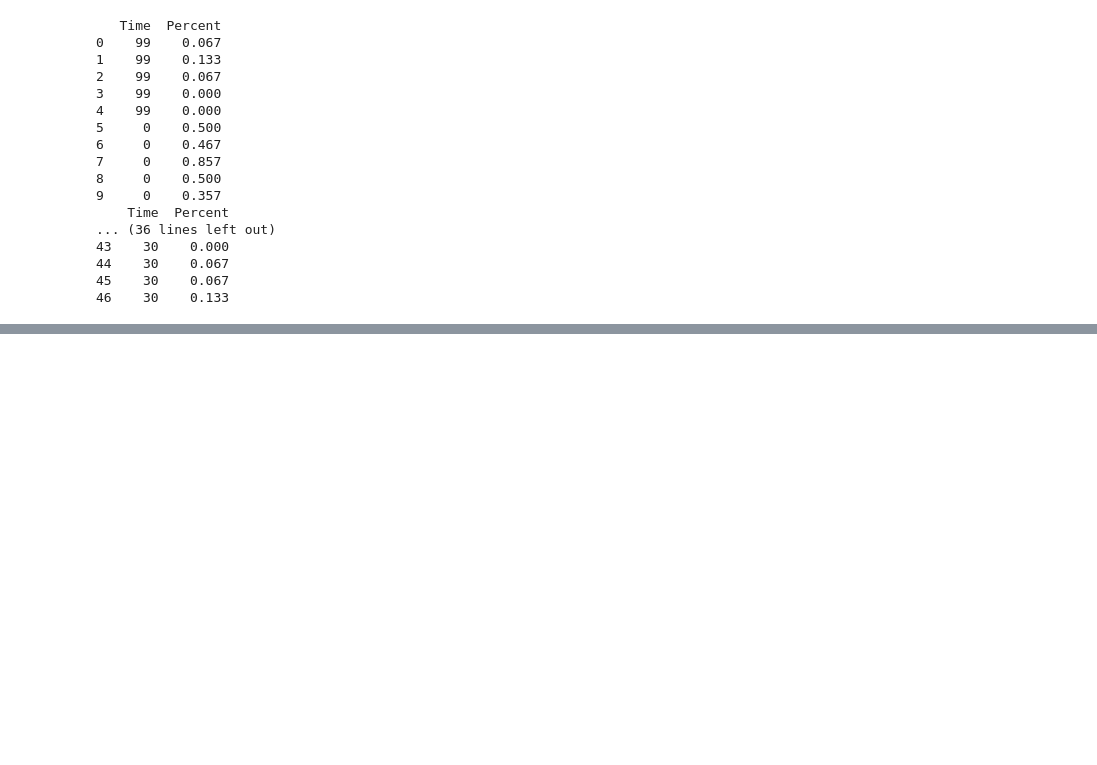
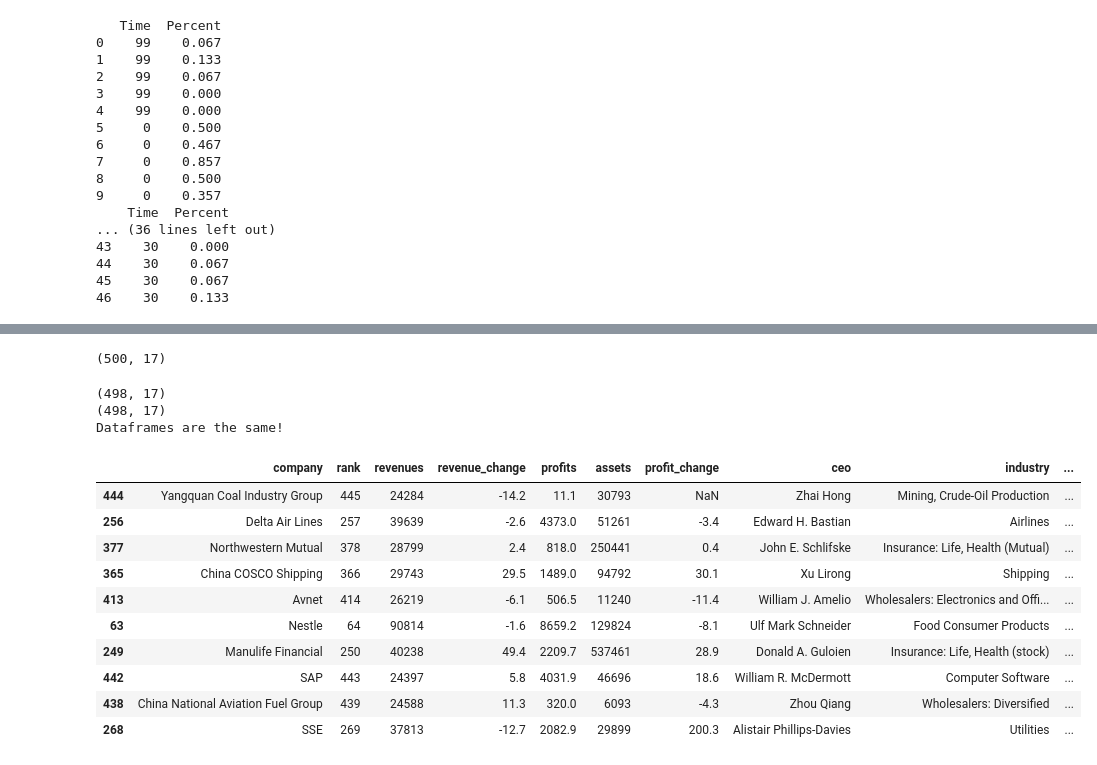
Before and after one commit to mihajlov123/python-analitika-notes, a Jupyter notebook: Izpiti/Vaje/vaje_za_izpit.ipynb, the cells around one changed output, grey strips where cells are left out. Cells and saved outputs as stored; diff of their text form; code cells hidden in the pictures; blank space fills up the shorter version.

```diff
--- a/Izpiti/Vaje/vaje_za_izpit.ipynb
+++ b/Izpiti/Vaje/vaje_za_izpit.ipynb
@@ -213,0 +139,48 @@ DATA= df.to_csv("data/clean_laptops.csv")
+# %%
+f500.shape
+# %% [output]
+(500, 17)
+# %%
+## funkcijo compare_dataframes lahko uporabimo za preverjanje ce sta dva dataframe-a identicna - npr. ce dobimo neke rezultate po razlicnih metodah, kot v primeru spodaj.
+def calc_hash(dataframe):
+    df_as_string = dataframe.to_string()
+    hash_object = hashlib.sha256()
+    hash_object.update(df_as_string.encode('utf-8'))
+    hex_dig = hash_object.hexdigest()
+    return hex_dig
+
+def compare_dataframes(df1, df2):
+    hash_1 = calc_hash(df1)
+    hash_2 = calc_hash(df2)
+    if hash_1 == hash_2:
+        print("Dataframes are the same!")
+    else:
+        print("NOT the same!")
+
+# 1.3.1 odstranite zadnji dve vrstici z nepotrebnimi podatki
+## Nacin 1
+df2 = f500.iloc[:-2 , :]
+print(df2.shape)
+## Nacin 2
+df3 = f500.drop(f500.tail(2).index)
+print(df3.shape)
+
+compare_dataframes(df2,df3)
+# %% [output]
+(498, 17)
+(498, 17)
+Dataframes are the same!
+# %%
+f500.sample(10)
+# %% [output]
+|  | company | rank | revenues | revenue_change | profits | assets | profit_change | ceo | industry | ... |
+| 444 | Yangquan Coal Industry Group | 445 | 24284 | -14.2 | 11.1 | 30793 | NaN | Zhai Hong | Mining, Crude-Oil Production | ... |
+| 256 | Delta Air Lines | 257 | 39639 | -2.6 | 4373.0 | 51261 | -3.4 | Edward H. Bastian | Airlines | ... |
+| 377 | Northwestern Mutual | 378 | 28799 | 2.4 | 818.0 | 250441 | 0.4 | John E. Schlifske | Insurance: Life, Health (Mutual) | ... |
+| 365 | China COSCO Shipping | 366 | 29743 | 29.5 | 1489.0 | 94792 | 30.1 | Xu Lirong | Shipping | ... |
+| 413 | Avnet | 414 | 26219 | -6.1 | 506.5 | 11240 | -11.4 | William J. Amelio | Wholesalers: Electronics and Offi... | ... |
+| 63 | Nestle | 64 | 90814 | -1.6 | 8659.2 | 129824 | -8.1 | Ulf Mark Schneider | Food Consumer Products | ... |
+| 249 | Manulife Financial | 250 | 40238 | 49.4 | 2209.7 | 537461 | 28.9 | Donald A. Guloien | Insurance: Life, Health (stock) | ... |
+| 442 | SAP | 443 | 24397 | 5.8 | 4031.9 | 46696 | 18.6 | William R. McDermott | Computer Software | ... |
+| 438 | China National Aviation Fuel Group | 439 | 24588 | 11.3 | 320.0 | 6093 | -4.3 | Zhou Qiang | Wholesalers: Diversified | ... |
+| 268 | SSE | 269 | 37813 | -12.7 | 2082.9 | 29899 | 200.3 | Alistair Phillips-Davies | Utilities | ... |
```
Also changed, not shown: parts of 43 cells of this notebook, 4 other files.
